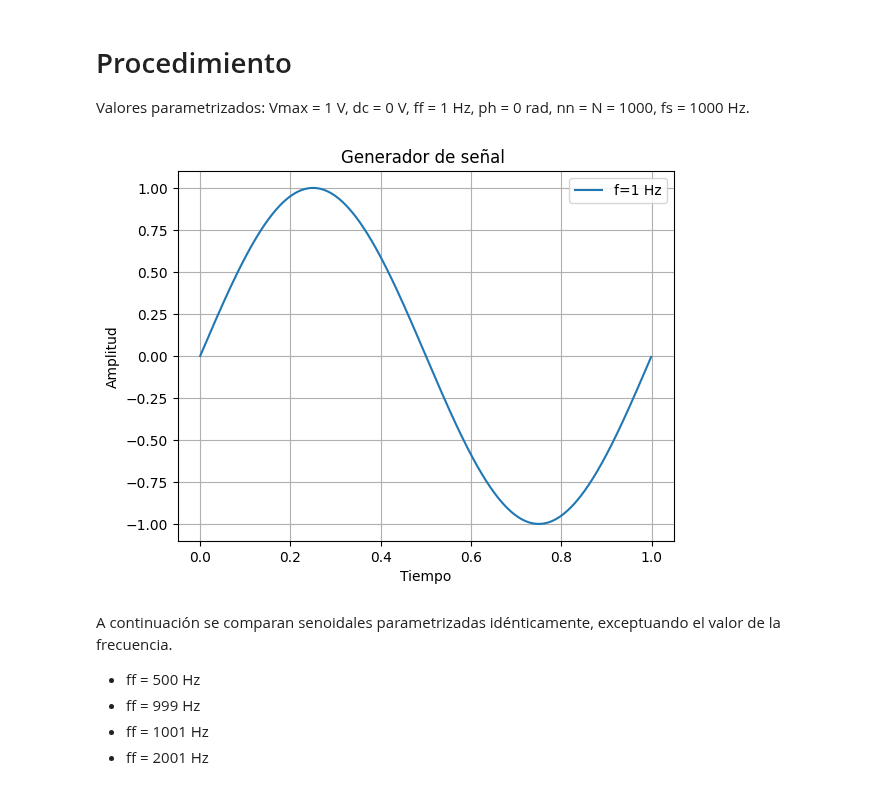
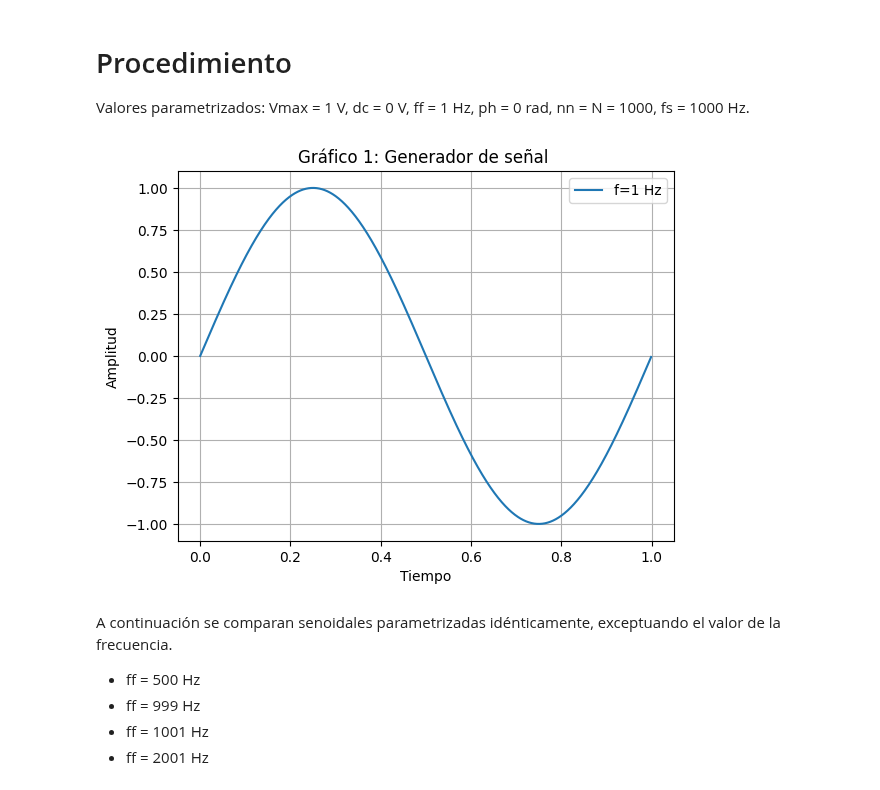
Before and after one commit to SerenaSagg/APS, a Jupyter notebook: TS0.ipynb, the cells around one changed output. Drawn from its saved outputs; the diff is of its cells as text; code cells hidden in the pictures.

```diff
--- a/TS0.ipynb
+++ b/TS0.ipynb
@@ -32,30 +33,30 @@ fs = 1000 Hz.
 # %%
 import matplotlib.pyplot as plt
 import numpy as np
 
 def mi_sen(vmax, dc, ff, ph, nn, fs):    #función
     Ts=1/fs                              #periodo de muestreo, tiempo entre muestras
     tt=np.arange(nn)*Ts
     xx=dc+vmax*np.sin(2*np.pi*ff*tt + ph)
     return tt,xx
 
 #Teorema de Nyquist: fs>=2f
 fs=1000  #frecuencia de muestreo, cantidad de muestras que toma por seg
 #fn=fs/2
 #ws=2*np.pi*fs
 N=1000
 
 tt,xx= mi_sen(vmax=1, dc=0,ff=1, ph=0, nn=N, fs=fs)
 
-plt.title("Generador de señal ")
+plt.title("Gráfico 1: Generador de señal ")
 plt.xlabel("Tiempo")
 plt.ylabel("Amplitud")
 plt.plot(tt,xx, label="f=1 Hz")
 plt.legend()
 plt.grid(True)
 plt.show()
 # %% [output]
-[figure, old version]
+[figure, new version]
 # %% [markdown]
 A continuación se comparan senoidales parametrizadas idénticamente, exceptuando el valor de la frecuencia.
 - ff = 500 Hz
```
Also changed, not shown: parts of 5 cells of this notebook.
